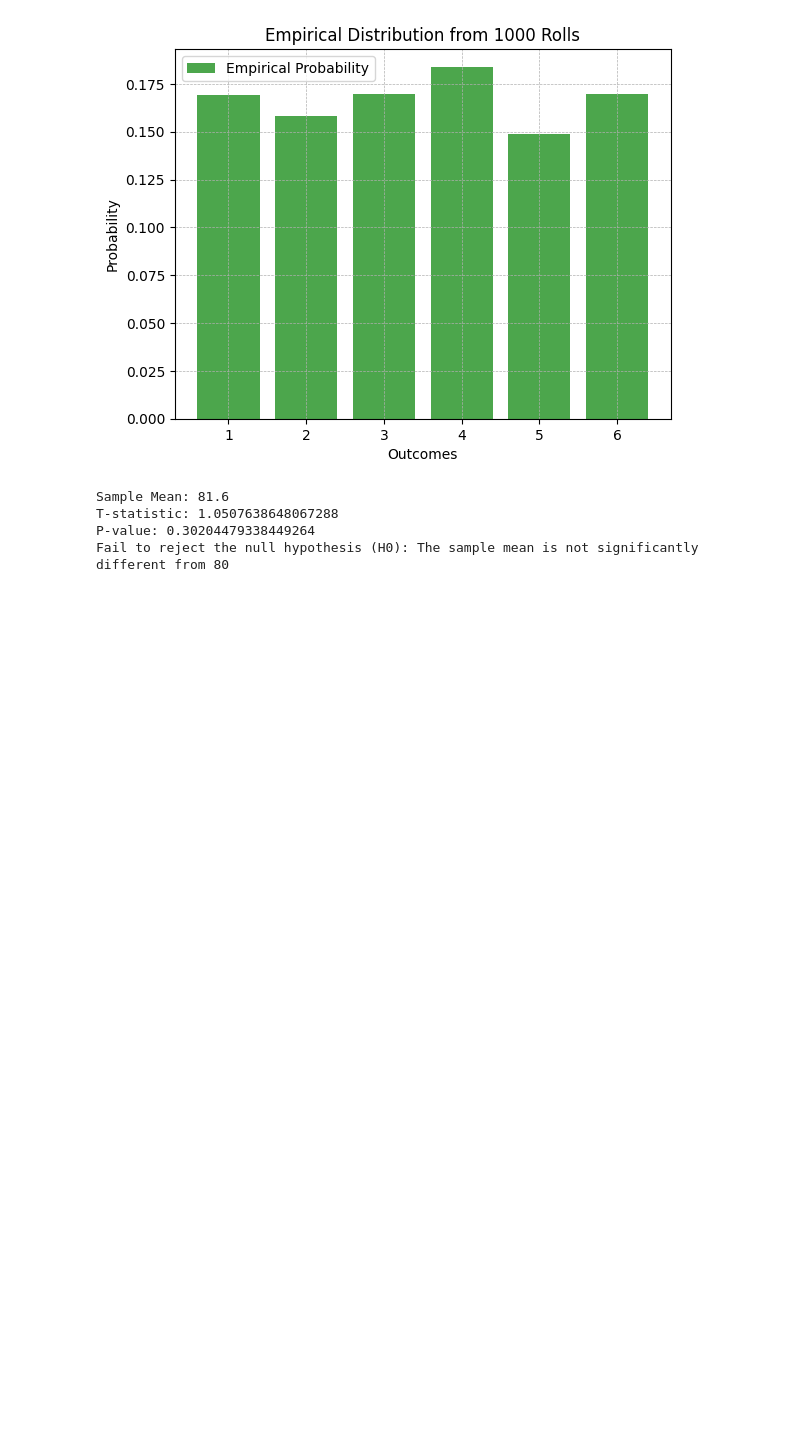
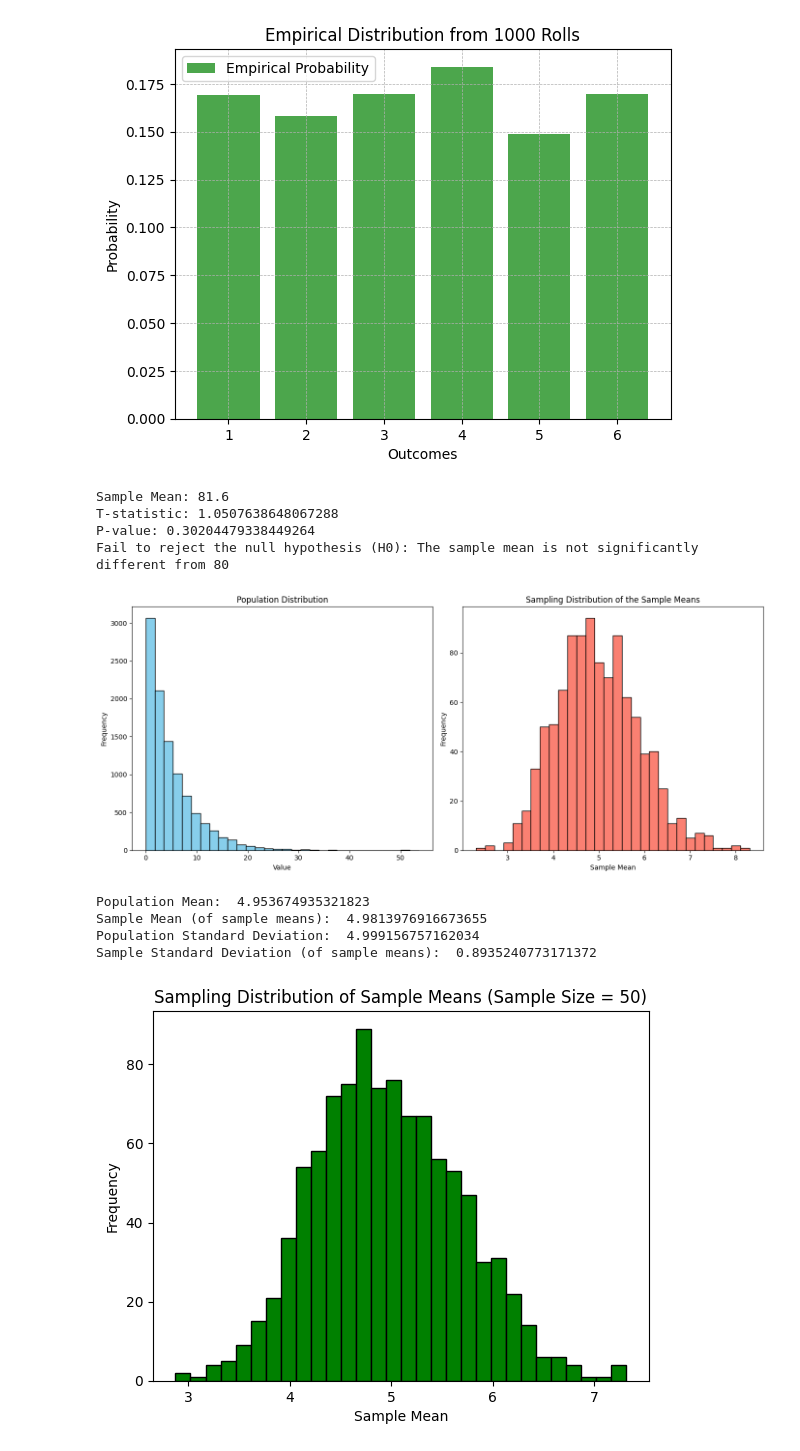
Before and after one commit to drscghosh/Testing, a Jupyter notebook: python-colab.ipynb, the cells around one changed output. Saved outputs shown, nothing was run; the diff lists cells and outputs as text; code cells hidden in the pictures; blank space fills up the shorter version.

```diff
--- a/python-colab.ipynb
+++ b/python-colab.ipynb
@@ -1300,3 +1300,74 @@ Sample Mean: 81.6
 T-statistic: 1.0507638648067288
 P-value: 0.30204479338449264
 Fail to reject the null hypothesis (H0): The sample mean is not significantly different from 80
+# %%
+import numpy as np # sampling distributions
+import matplotlib.pyplot as plt
+
+# Step 1: Generate a population distribution
+np.random.seed(0)  # For reproducibility
+population_size = 10000
+population = np.random.exponential(scale=5, size=population_size)  # Exponential distribution
+
+# Step 2: Function to take samples from the population
+def sample_population(population, sample_size, num_samples):
+    sample_means = []
+    for _ in range(num_samples):
+        sample = np.random.choice(population, size=sample_size, replace=True)
+        sample_means.append(np.mean(sample))
+    return sample_means
+
+# Step 3: Parameters for sampling
+sample_size = 30  # Size of each sample
+num_samples = 1000  # Number of samples
+
+# Step 4: Get the sampling distribution of the sample means
+sample_means = sample_population(population, sample_size, num_samples)
+
+# Step 5: Plot the population distribution and the sampling distribution
+fig, axes = plt.subplots(1, 2, figsize=(14, 6))
+
+# Plot population distribution
+axes[0].hist(population, bins=30, color='skyblue', edgecolor='black')
+axes[0].set_title('Population Distribution')
+axes[0].set_xlabel('Value')
+axes[0].set_ylabel('Frequency')
+
+# Plot sampling distribution of the sample means
+axes[1].hist(sample_means, bins=30, color='salmon', edgecolor='black')
+axes[1].set_title('Sampling Distribution of the Sample Means')
+axes[1].set_xlabel('Sample Mean')
+axes[1].set_ylabel('Frequency')
+
+# Show the plots
+plt.tight_layout()
+plt.show()
+
+# Step 6: Display some statistics
+population_mean = np.mean(population)
+sample_mean = np.mean(sample_means)
+population_std = np.std(population)
+sample_std = np.std(sample_means)
+
+print("Population Mean: ", population_mean)
+print("Sample Mean (of sample means): ", sample_mean)
+print("Population Standard Deviation: ", population_std)
+print("Sample Standard Deviation (of sample means): ", sample_std)
+
+# Step 7: Show how the sample size affects the distribution
+sample_size = 50  # Increase the sample size
+sample_means_50 = sample_population(population, sample_size, num_samples)
+
+# Plot the updated sampling distribution
+plt.hist(sample_means_50, bins=30, color='green', edgecolor='black')
+plt.title('Sampling Distribution of Sample Means (Sample Size = 50)')
+plt.xlabel('Sample Mean')
+plt.ylabel('Frequency')
+plt.show()
+# %% [output]
+[figure, added]
+Population Mean:  4.953674935321823
+Sample Mean (of sample means):  4.9813976916673655
+Population Standard Deviation:  4.999156757162034
+Sample Standard Deviation (of sample means):  0.8935240773171372
+[figure, added]
```
